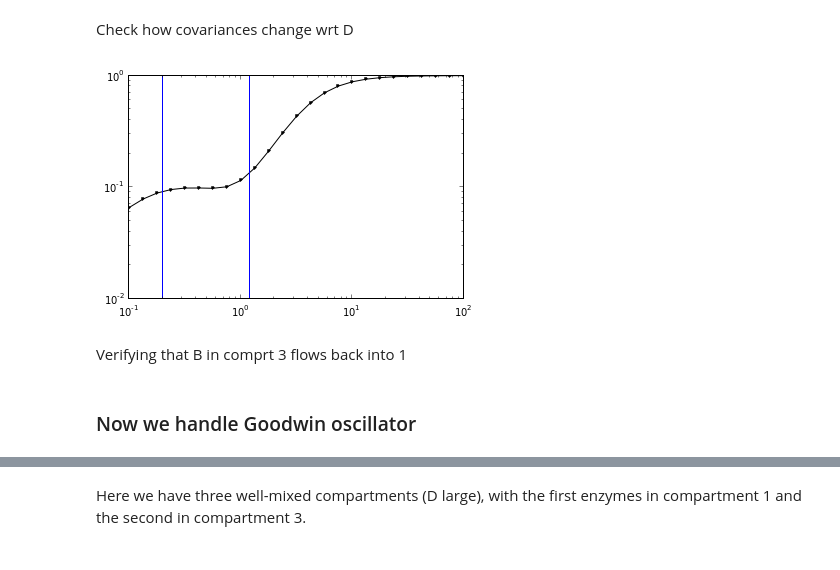
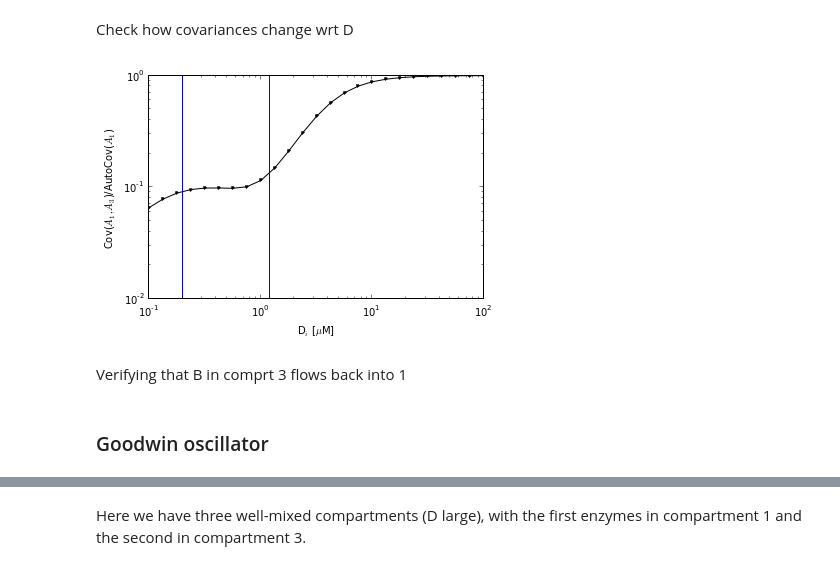
Before and after one commit to huskeypm/enzymekineticsacs, a Jupyter notebook: compart.ipynb, the cells around one changed output, grey strips where cells are left out. Drawn from its saved outputs; the diff is of its cells as text; code cells hidden in the pictures.

```diff
--- a/compart.ipynb
+++ b/compart.ipynb
@@ -41,9 +43,9 @@ Check how covariances change wrt D
 # %%
 n = 25Ds = 10**np.linspace(-1,2,n)fileName="none"params = Params()#n=1; Ds[0] = 1.0; fileName="test.png"ncovar = np.zeros(n)for i in np.arange(n):    #print Ds[i]    params.DA=Ds[i]    params.DB=Ds[i]    yt=threeCompmodel(t,y0,params,fileName=fileName)    ncovar[i] = covar(yt)
 # %%
-plt.plot(Ds,ncovar,'k.-')plt.xscale("log")plt.yscale("log")plt.axvline(0.2)plt.axvline(1.2)plt.gcf().savefig("paper/figs/acsfig1c.png")#ncovar
+plt.plot(Ds,ncovar,'k.-')plt.xlabel("D$_i$ [$\mu$M]")plt.ylabel("Cov($A_1,A_3$)/AutoCov($A_1$)")plt.xscale("log")plt.yscale("log")plt.axvline(0.2)plt.axvline(1.2)plt.gcf().savefig("paper/figs/acsfig1c.png")#ncovar
 # %% [output]
-[figure, old version]
+[figure, new version]
 # %% [markdown]
 Verifying that B in comprt 3 flows back into 1
 # %%
@@ -53,3 +53,3 @@ QQ1Q
 # %% [markdown]
-### Now we handle Goodwin oscillator
+### Goodwin oscillator
 # %%
```
Also changed, not shown: parts of 28 cells of this notebook.
